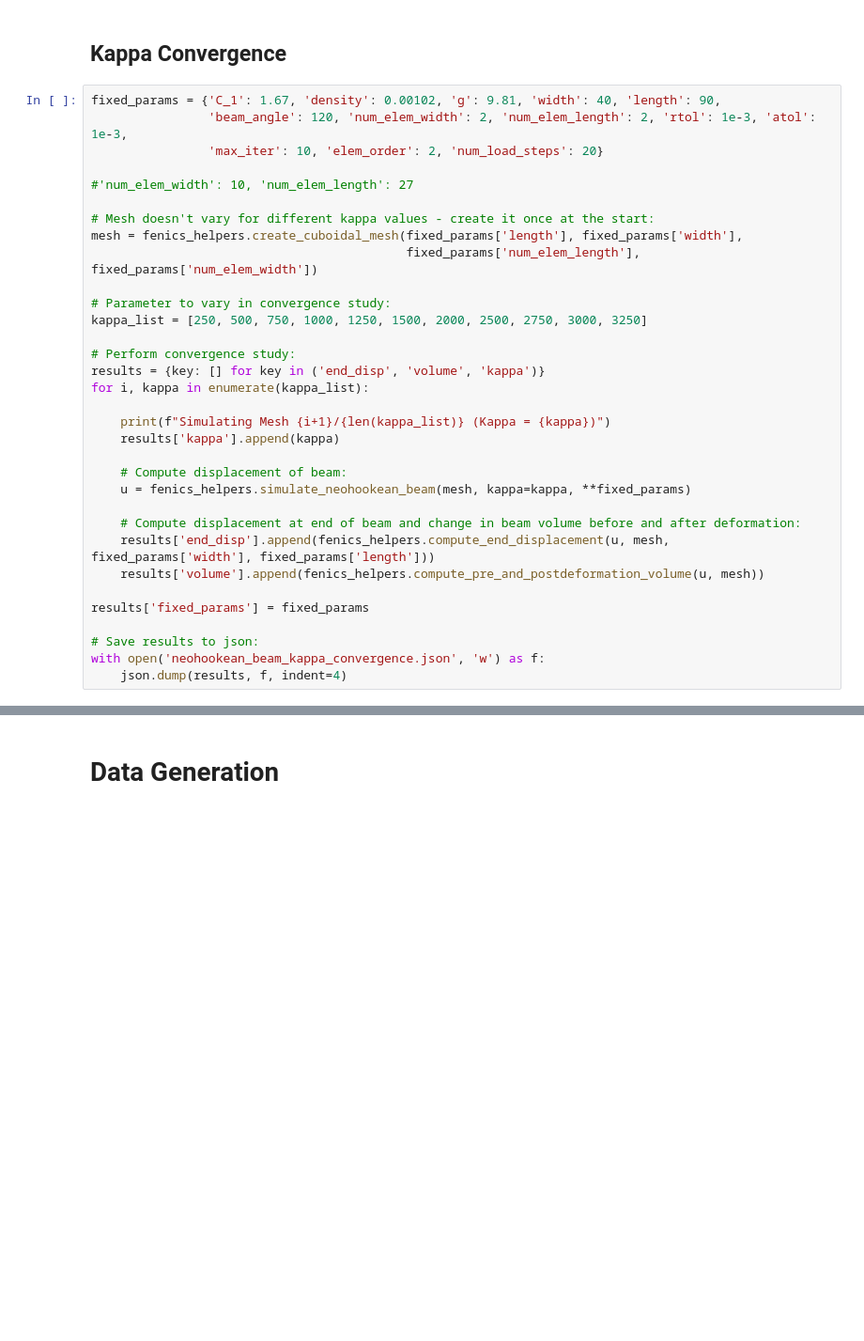
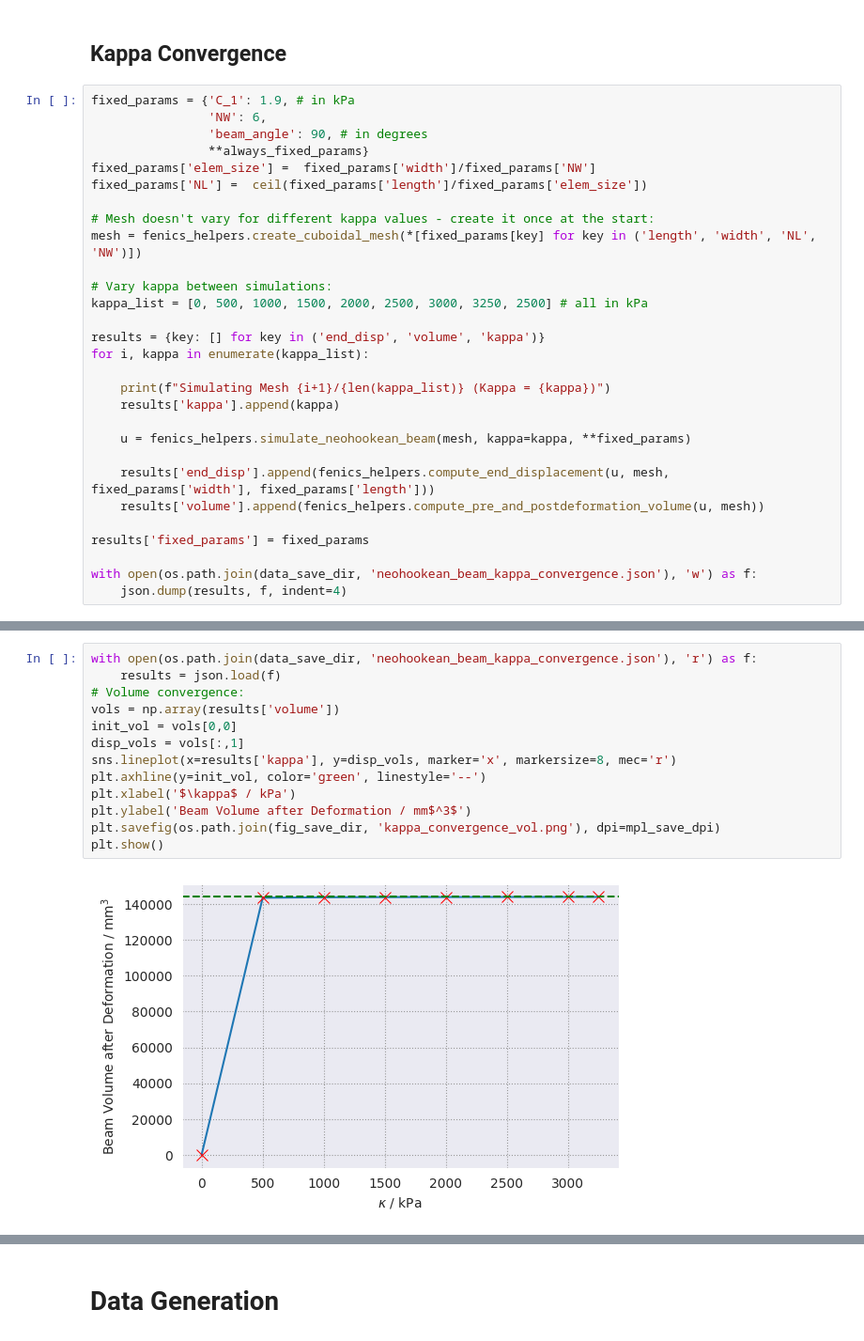
Before and after one commit to mabilton/bayesian_oed_bilton_masters, a Jupyter notebook: fenics_models/[1] Neohookean Beam.ipynb, the cells around one changed output, grey strips where cells are left out. Shown: that part at 94% size. Cells and saved outputs as stored; diff of their text form; blank space fills up the shorter version.

```diff
--- a/fenics_models/[1] Neohookean Beam.ipynb
+++ b/fenics_models/[1] Neohookean Beam.ipynb
@@ -97,36 +142,32 @@ RuntimeError: Newton solver did not converge because maximum number of iteration
 # %% [markdown]
 ## Kappa Convergence
 # %%
-fixed_params = {'C_1': 1.67, 'density': 0.00102, 'g': 9.81, 'width': 40, 'length': 90,
-                'beam_angle': 120, 'num_elem_width': 2, 'num_elem_length': 2, 'rtol': 1e-3, 'atol': 1e-3,
-                'max_iter': 10, 'elem_order': 2, 'num_load_steps': 20}
-
-#'num_elem_width': 10, 'num_elem_length': 27
+fixed_params = {'C_1': 1.9, # in kPa
+                'NW': 6,
+                'beam_angle': 90, # in degrees
+                **always_fixed_params}
+fixed_params['elem_size'] =  fixed_params['width']/fixed_params['NW']
+fixed_params['NL'] =  ceil(fixed_params['length']/fixed_params['elem_size'])
 
 # Mesh doesn't vary for different kappa values - create it once at the start:
-mesh = fenics_helpers.create_cuboidal_mesh(fixed_params['length'], fixed_params['width'],
-                                           fixed_params['num_elem_length'], fixed_params['num_elem_width'])
+mesh = fenics_helpers.create_cuboidal_mesh(*[fixed_params[key] for key in ('length', 'width', 'NL', 'NW')])
 
-# Parameter to vary in convergence study:
-kappa_list = [250, 500, 750, 1000, 1250, 1500, 2000, 2500, 2750, 3000, 3250]
+# Vary kappa between simulations:
+kappa_list = [0, 500, 1000, 1500, 2000, 2500, 3000, 3250, 2500] # all in kPa
 
-# Perform convergence study:
 results = {key: [] for key in ('end_disp', 'volume', 'kappa')}
 for i, kappa in enumerate(kappa_list):
 
     print(f"Simulating Mesh {i+1}/{len(kappa_list)} (Kappa = {kappa})")
     results['kappa'].append(kappa)
 
-    # Compute displacement of beam:
     u = fenics_helpers.simulate_neohookean_beam(mesh, kappa=kappa, **fixed_params)
 
-    # Compute displacement at end of beam and change in beam volume before and after deformation:
     results['end_disp'].append(fenics_helpers.compute_end_displacement(u, mesh, fixed_params['width'], fixed_params['length']))
     results['volume'].append(fenics_helpers.compute_pre_and_postdeformation_volume(u, mesh))
 
 results['fixed_params'] = fixed_params
 
-# Save results to json:
-with open('neohookean_beam_kappa_convergence.json', 'w') as f:
+with open(os.path.join(data_save_dir, 'neohookean_beam_kappa_convergence.json'), 'w') as f:
     json.dump(results, f, indent=4)
 # %% [output]
@@ -133,0 +193,15 @@ NameError: name 'param_combos' is not defined
+# %%
+with open(os.path.join(data_save_dir, 'neohookean_beam_kappa_convergence.json'), 'r') as f:
+    results = json.load(f)
+# Volume convergence:
+vols = np.array(results['volume'])
+init_vol = vols[0,0]
+disp_vols = vols[:,1]
+sns.lineplot(x=results['kappa'], y=disp_vols, marker='x', markersize=8, mec='r')
+plt.axhline(y=init_vol, color='green', linestyle='--')
+plt.xlabel('$\kappa$ / kPa')
+plt.ylabel('Beam Volume after Deformation / mm$^3$')
+plt.savefig(os.path.join(fig_save_dir, 'kappa_convergence_vol.png'), dpi=mpl_save_dpi)
+plt.show()
+# %% [output]
+[figure, added]
```
Also changed, not shown: parts of 41 cells of this notebook, 20 other files.
